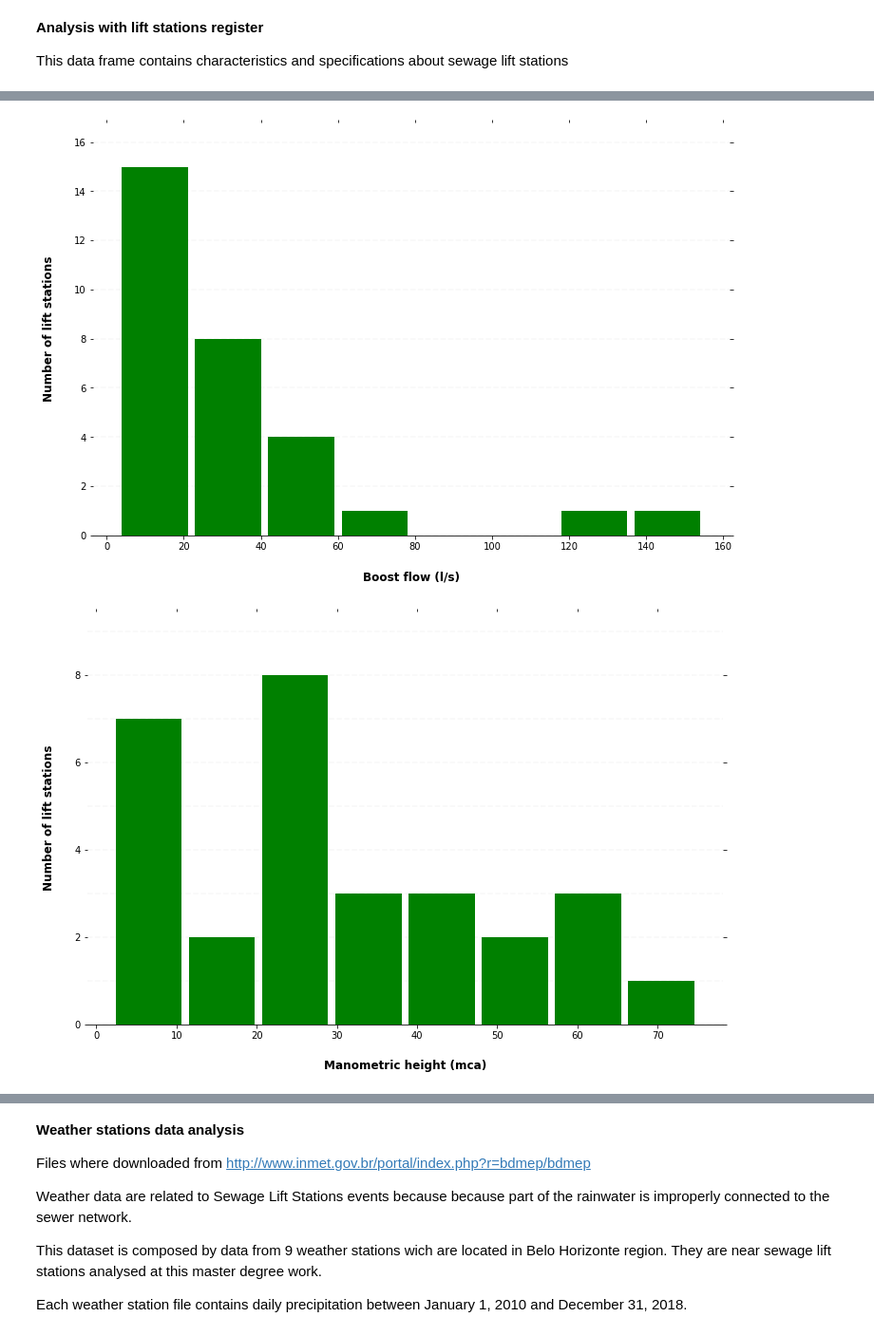
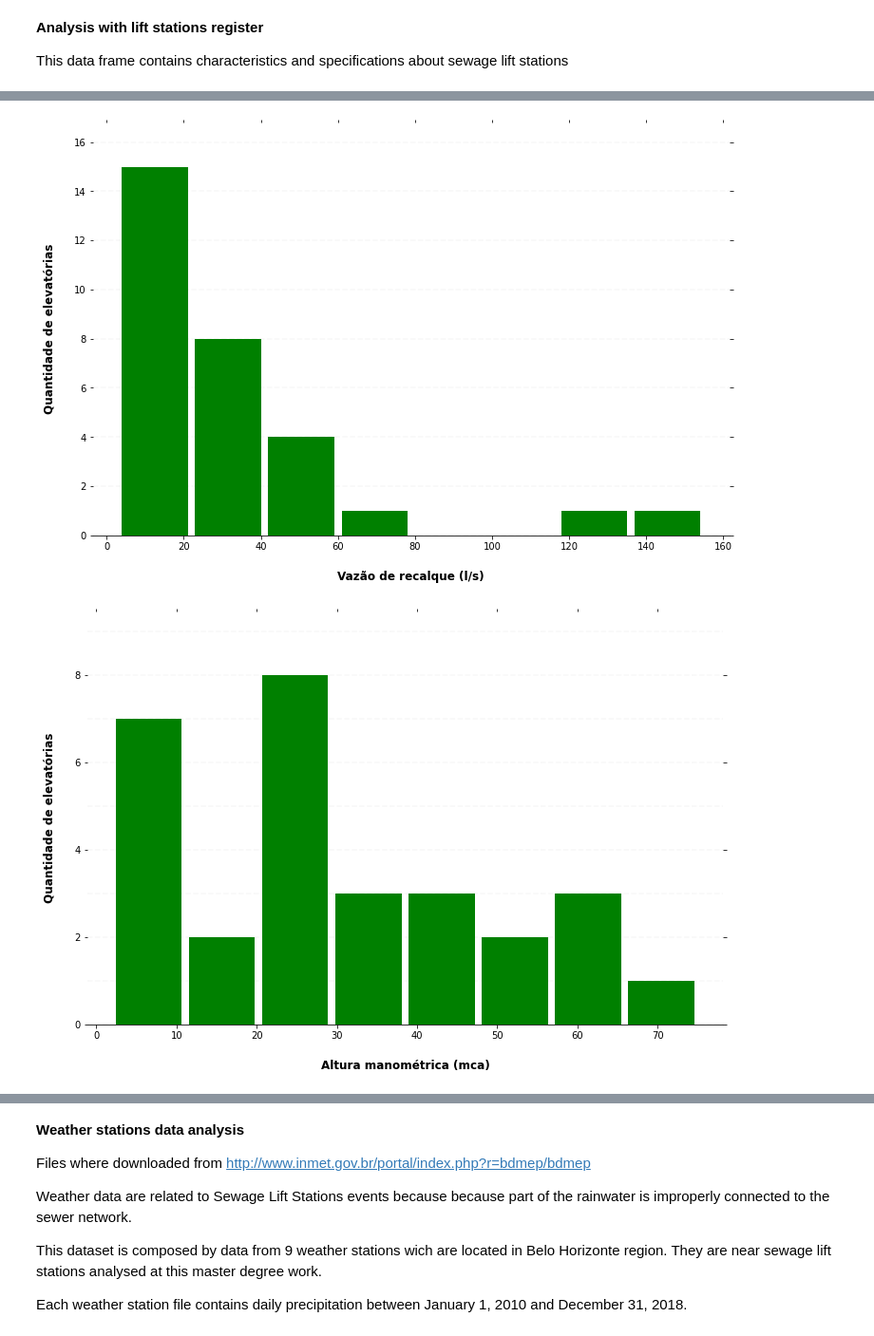
Before and after one commit to heber-augusto/master-degree-jupyter-notebooks, a Jupyter notebook: step_3-data-analysis/step_3-data-analysis-and-exploration.ipynb, the cells around one changed output, grey strips where cells are left out. Shown at 95% size. Cells and saved outputs as stored; diff of their text form; code cells hidden in the pictures.

```diff
--- a/step_3-data-analysis/step_3-data-analysis-and-exploration.ipynb
+++ b/step_3-data-analysis/step_3-data-analysis-and-exploration.ipynb
@@ -51,0 +34,14 @@ lift_station_register.groupby(['Tipo de bomba'])['Tipo de bomba'].count().plot(k
+# %%
+lift_station_register = pd.read_csv(DATASETS_DIR + r'sewage_pumping_stations_base.csv')
+
+#list of columns to transform into float, changing comma for dot
+columns_to_change_to_float = ['utmx', 'utmy', 'nivel_max','vazao_recalque',
+                              'altura_manometrica','extensao_recalque',
+                              'potencia_instalada']
+
+for column in columns_to_change_to_float:
+  try:
+    lift_station_register[column] = lift_station_register[column].str.replace(',', '.').astype(float)
+  except:
+    print(f'Erro changing type of column: {column}')
+    continue
@@ -101,20 +212,18 @@ def hist_with_format(ds, bins, xlabel, ylabel):
 # %%
 #Plot histogram of boost flow
-ds = lift_station_register['Vazão de recalque (l/s)'].str.replace(',', '.').astype(float)
-
-hist_with_format(ds,
+hist_with_format(lift_station_register['vazao_recalque'],
                  8,
-                 "Boost flow (l/s)",
-                 "Number of lift stations")
+                 "Vazão de recalque (l/s)",
+                 "Quantidade de elevatórias")
 # %% [output]
-[figure, old version]
+[figure, new version]
 # %%
 #Plot histogram of Manometric height
-ds = lift_station_register['Altura manométrica (mca)'].str.replace(',', '.').astype(float)
+ds = lift_station_register['altura_manometrica']
 
 hist_with_format(ds,
                  8,
-                 "Manometric height (mca)",
-                 "Number of lift stations")
+                 "Altura manométrica (mca)",
+                 "Quantidade de elevatórias")
 # %% [output]
-[figure, old version]
+[figure, new version]
```
Also changed, not shown: parts of 20 cells of this notebook.
